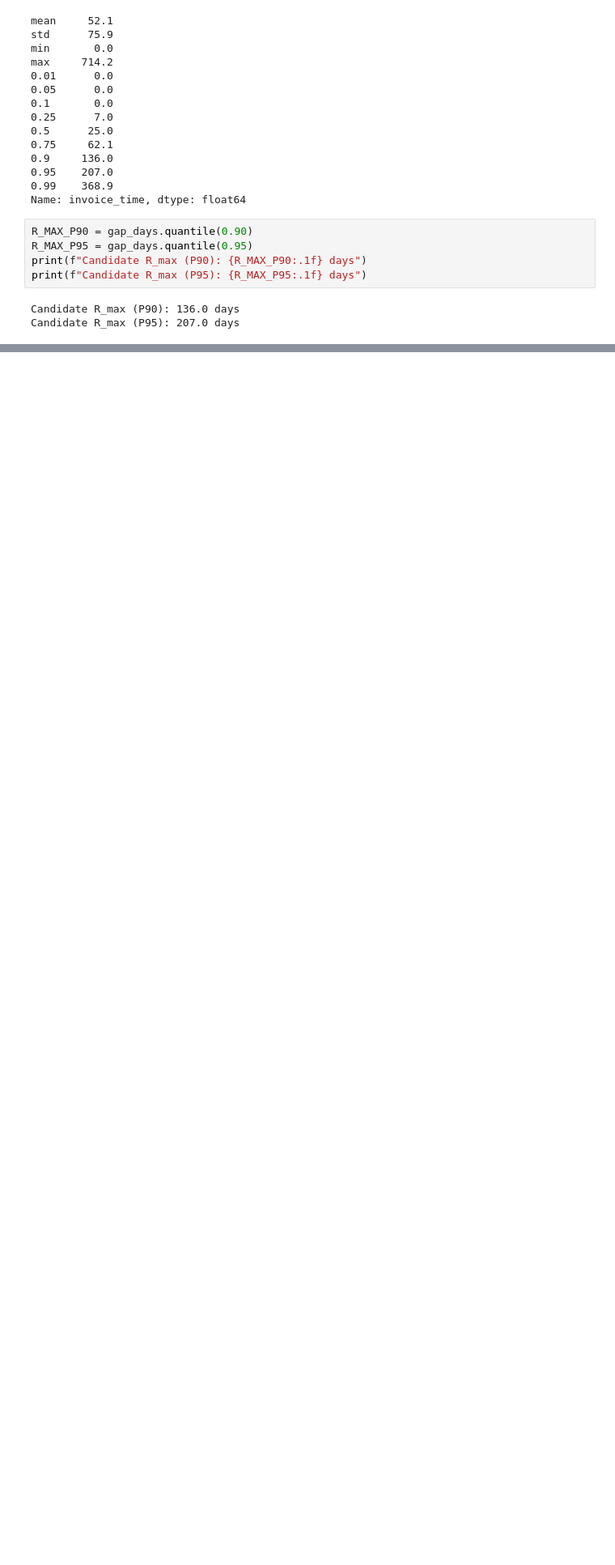
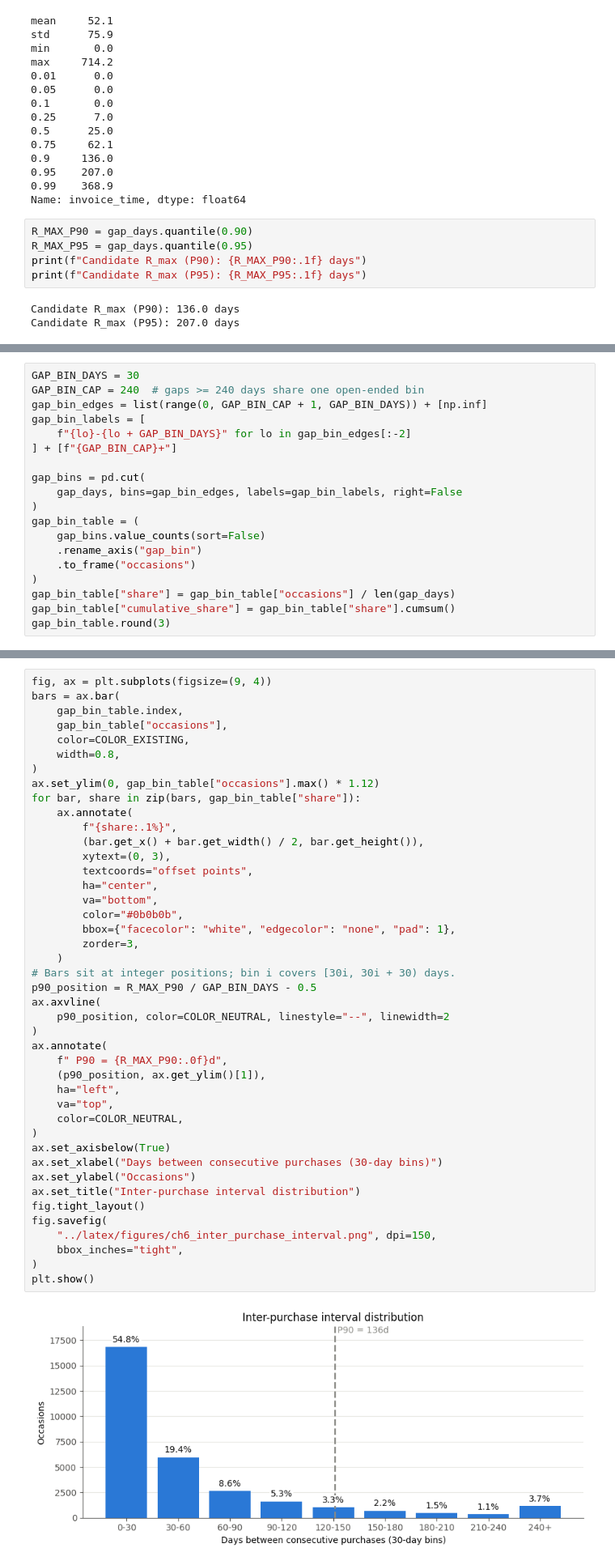
Before and after one commit to nguyenbaanh7779/customer-churn-prediction, a Jupyter notebook: notebooks/06_data_understanding.ipynb, the cells around one changed output, grey strips where cells are left out. Shown at 81% size. Saved outputs shown, nothing was run; the diff lists cells and outputs as text; blank space fills up the shorter version.

```diff
--- a/notebooks/06_data_understanding.ipynb
+++ b/notebooks/06_data_understanding.ipynb
@@ -1328,0 +647,19 @@ definition, applied here provisionally.
+# %%
+GAP_BIN_DAYS = 30
+GAP_BIN_CAP = 240  # gaps >= 240 days share one open-ended bin
+gap_bin_edges = list(range(0, GAP_BIN_CAP + 1, GAP_BIN_DAYS)) + [np.inf]
+gap_bin_labels = [
+    f"{lo}-{lo + GAP_BIN_DAYS}" for lo in gap_bin_edges[:-2]
+] + [f"{GAP_BIN_CAP}+"]
+
+gap_bins = pd.cut(
+    gap_days, bins=gap_bin_edges, labels=gap_bin_labels, right=False
+)
+gap_bin_table = (
+    gap_bins.value_counts(sort=False)
+    .rename_axis("gap_bin")
+    .to_frame("occasions")
+)
+gap_bin_table["share"] = gap_bin_table["occasions"] / len(gap_days)
+gap_bin_table["cumulative_share"] = gap_bin_table["share"].cumsum()
+gap_bin_table.round(3)
@@ -1328,0 +678,45 @@ definition, applied here provisionally.
+# %%
+fig, ax = plt.subplots(figsize=(9, 4))
+bars = ax.bar(
+    gap_bin_table.index,
+    gap_bin_table["occasions"],
+    color=COLOR_EXISTING,
+    width=0.8,
+)
+ax.set_ylim(0, gap_bin_table["occasions"].max() * 1.12)
+for bar, share in zip(bars, gap_bin_table["share"]):
+    ax.annotate(
+        f"{share:.1%}",
+        (bar.get_x() + bar.get_width() / 2, bar.get_height()),
+        xytext=(0, 3),
+        textcoords="offset points",
+        ha="center",
+        va="bottom",
+        color="#0b0b0b",
+        bbox={"facecolor": "white", "edgecolor": "none", "pad": 1},
+        zorder=3,
+    )
+# Bars sit at integer positions; bin i covers [30i, 30i + 30) days.
+p90_position = R_MAX_P90 / GAP_BIN_DAYS - 0.5
+ax.axvline(
+    p90_position, color=COLOR_NEUTRAL, linestyle="--", linewidth=2
+)
+ax.annotate(
+    f" P90 = {R_MAX_P90:.0f}d",
+    (p90_position, ax.get_ylim()[1]),
+    ha="left",
+    va="top",
+    color=COLOR_NEUTRAL,
+)
+ax.set_axisbelow(True)
+ax.set_xlabel("Days between consecutive purchases (30-day bins)")
+ax.set_ylabel("Occasions")
+ax.set_title("Inter-purchase interval distribution")
+fig.tight_layout()
+fig.savefig(
+    "../latex/figures/ch6_inter_purchase_interval.png", dpi=150,
+    bbox_inches="tight",
+)
+plt.show()
+# %% [output]
+[figure, added]
```
Also changed, not shown: parts of 68 cells of this notebook, 27 other files.
